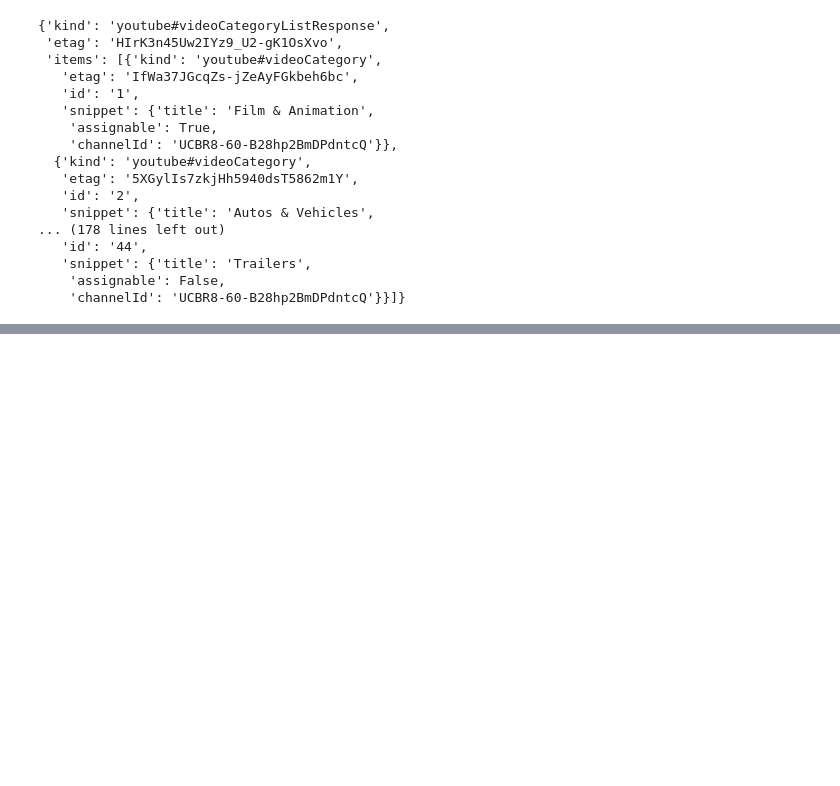
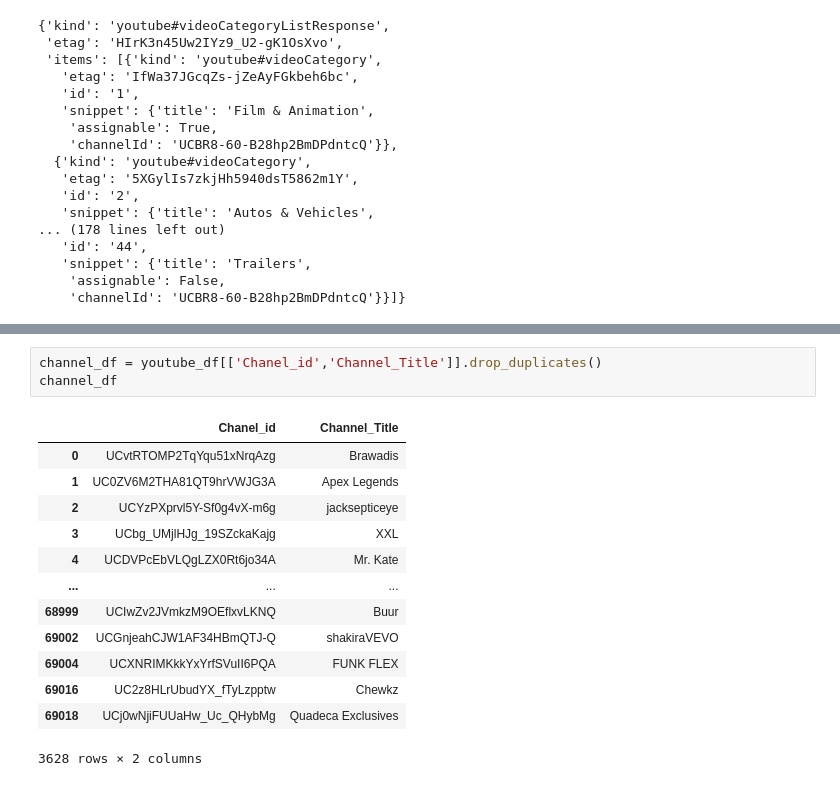
Before and after one commit to ichakrabarty/Grp_5---Youtube-Trending, a Jupyter notebook: main.sq.ipynb, the cells around one changed output, grey strips where cells are left out. Cells and saved outputs as stored; diff of their text form; blank space fills up the shorter version.

```diff
--- a/main.sq.ipynb
+++ b/main.sq.ipynb
@@ -208,0 +212,17 @@ df_test
+# %%
+channel_df = youtube_df[['Chanel_id','Channel_Title']].drop_duplicates()
+channel_df
+# %% [output]
+|  | Chanel_id | Channel_Title |
+| 0 | UCvtRTOMP2TqYqu51xNrqAzg | Brawadis |
+| 1 | UC0ZV6M2THA81QT9hrVWJG3A | Apex Legends |
+| 2 | UCYzPXprvl5Y-Sf0g4vX-m6g | jacksepticeye |
+| 3 | UCbg_UMjlHJg_19SZckaKajg | XXL |
+| 4 | UCDVPcEbVLQgLZX0Rt6jo34A | Mr. Kate |
+| ... | ... | ... |
+| 68999 | UCIwZv2JVmkzM9OEflxvLKNQ | Buur |
+| 69002 | UCGnjeahCJW1AF34HBmQTJ-Q | shakiraVEVO |
+| 69004 | UCXNRIMKkkYxYrfSVuII6PQA | FUNK FLEX |
+| 69016 | UC2z8HLrUbudYX_fTyLzpptw | Chewkz |
+| 69018 | UCj0wNjiFUUaHw_Uc_QHybMg | Quadeca Exclusives |
+3628 rows × 2 columns
```
Also changed, not shown: parts of 5 cells of this notebook.
